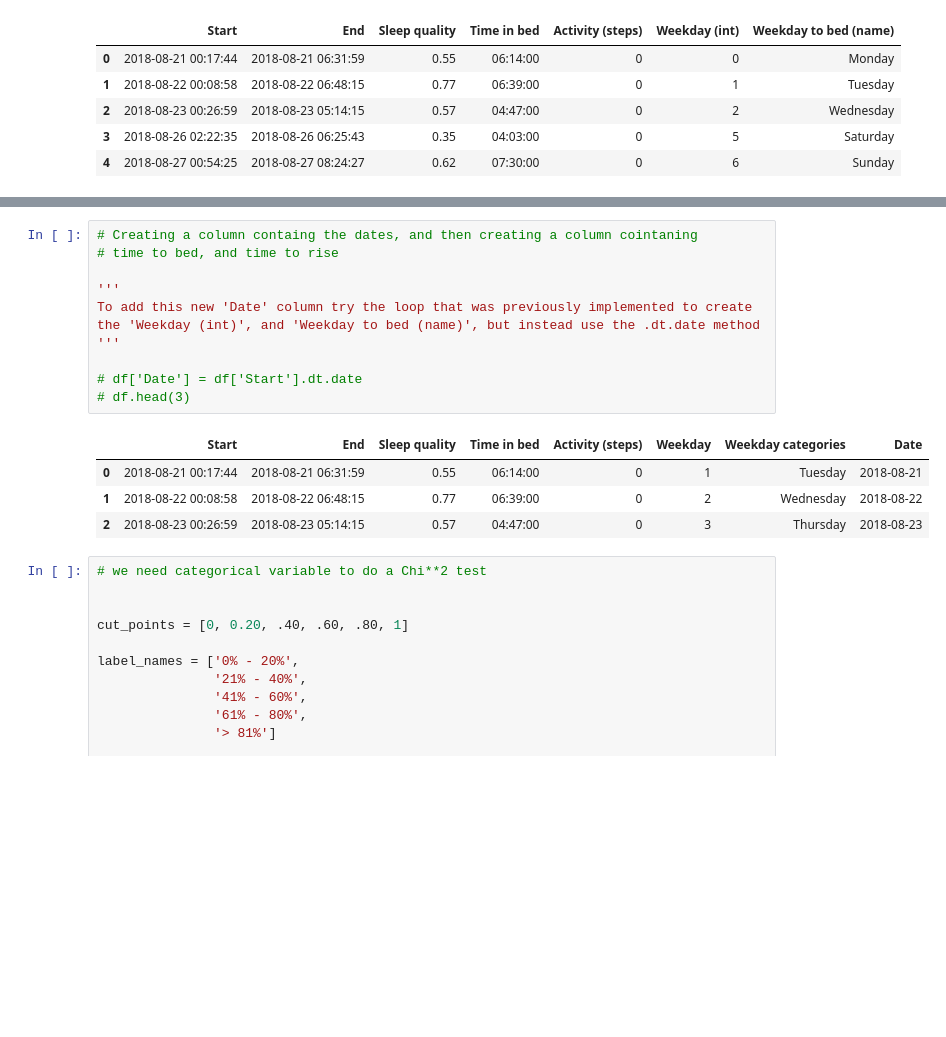
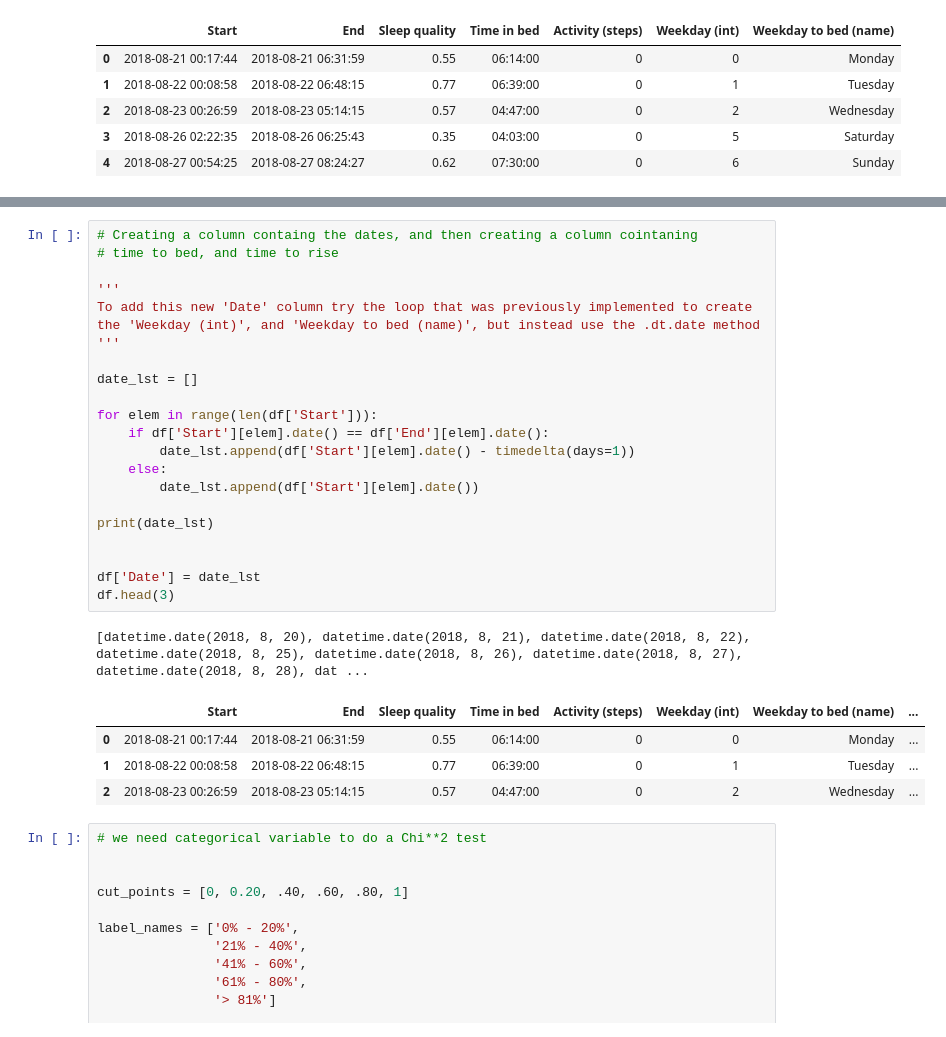
Before and after one commit to AVData/Data_Visualizations, a Jupyter notebook: Sleep_Data_notebook.ipynb, the cells around one changed output, grey strips where cells are left out. Drawn from its saved outputs; the diff is of its cells as text; blank space fills up the shorter version.

Commit message:
changed 'Date' column into a more accurate represantation of the dates where i went to sleep

```diff
--- a/Sleep_Data_notebook.ipynb
+++ b/Sleep_Data_notebook.ipynb
@@ -341,19 +327,31 @@ memory usage: 32.9+ KB
 # %%
 # Creating a column containg the dates, and then creating a column cointaning
 # time to bed, and time to rise
 
 '''
 To add this new 'Date' column try the loop that was previously implemented to create
 the 'Weekday (int)', and 'Weekday to bed (name)', but instead use the .dt.date method
 '''
 
-# df['Date'] = df['Start'].dt.date
-# df.head(3)
+date_lst = []
+
+for elem in range(len(df['Start'])):
+    if df['Start'][elem].date() == df['End'][elem].date():
+        date_lst.append(df['Start'][elem].date() - timedelta(days=1))
+    else:
+        date_lst.append(df['Start'][elem].date())
+
+print(date_lst)
+
+
+df['Date'] = date_lst
+df.head(3)
 # %% [output]
+[datetime.date(2018, 8, 20), datetime.date(2018, 8, 21), datetime.date(2018, 8, 22), datetime.date(2018, 8, 25), datetime.date(2018, 8, 26), datetime.date(2018, 8, 27), datetime.date(2018, 8, 28), dat ...
-|  | Start | End | Sleep quality | Time in bed | Activity (steps) | Weekday | Weekday categories | Date |
-| 0 | 2018-08-21 00:17:44 | 2018-08-21 06:31:59 | 0.55 | 06:14:00 | 0 | 1 | Tuesday | 2018-08-21 |
-| 1 | 2018-08-22 00:08:58 | 2018-08-22 06:48:15 | 0.77 | 06:39:00 | 0 | 2 | Wednesday | 2018-08-22 |
-| 2 | 2018-08-23 00:26:59 | 2018-08-23 05:14:15 | 0.57 | 04:47:00 | 0 | 3 | Thursday | 2018-08-23 |
+|  | Start | End | Sleep quality | Time in bed | Activity (steps) | Weekday (int) | Weekday to bed (name) | ... |
+| 0 | 2018-08-21 00:17:44 | 2018-08-21 06:31:59 | 0.55 | 06:14:00 | 0 | 0 | Monday | ... |
+| 1 | 2018-08-22 00:08:58 | 2018-08-22 06:48:15 | 0.77 | 06:39:00 | 0 | 1 | Tuesday | ... |
+| 2 | 2018-08-23 00:26:59 | 2018-08-23 05:14:15 | 0.57 | 04:47:00 | 0 | 2 | Wednesday | ... |
 # %%
 # we need categorical variable to do a Chi**2 test
 
```
Also changed, not shown: parts of 3 cells of this notebook.
